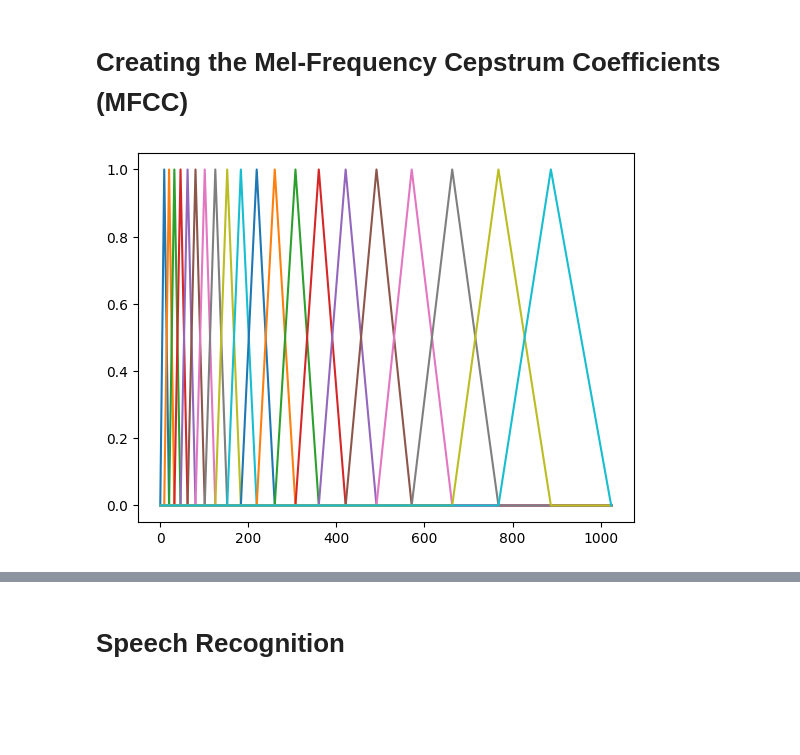
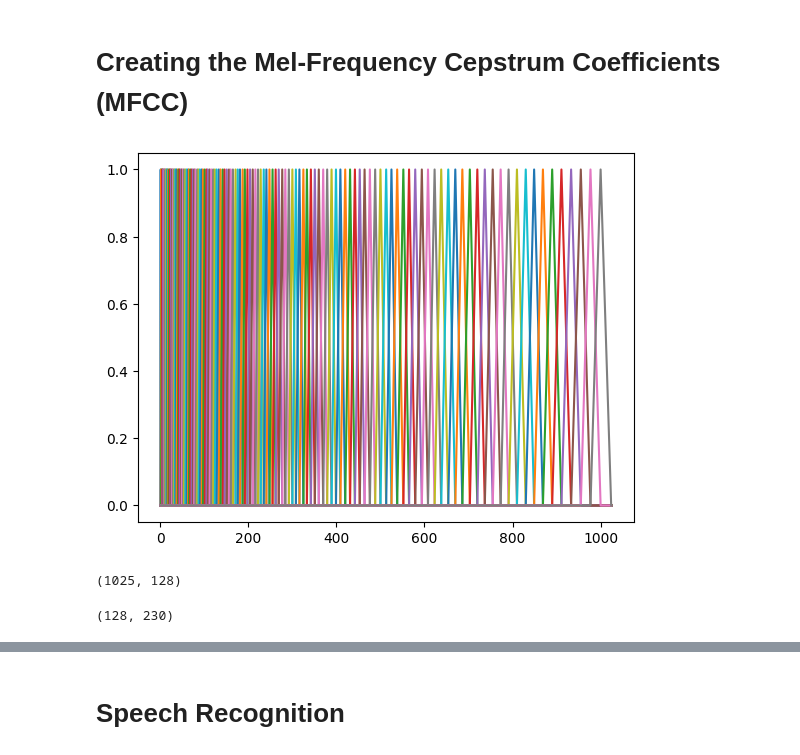
Before and after one commit to crystal-covas/speech-annotation-project, a Jupyter notebook: notebooks/spectrograms_notes.ipynb, the cells around one changed output, grey strips where cells are left out. Saved outputs shown, nothing was run; the diff lists cells and outputs as text; code cells hidden in the pictures; blank space fills up the shorter version.

```diff
--- a/notebooks/spectrograms_notes.ipynb
+++ b/notebooks/spectrograms_notes.ipynb
@@ -309,8 +309,17 @@ def mel_filterbank(n_filters,sample_rate,n_fft):
 
     return mel_filter_bank
 # %%
-mel_filter= mel_filterbank(20,22050,2048)
+mel_filter= mel_filterbank(128,22050,2048)
 plt.plot(mel_filter)
 plt.show()
 # %% [output]
-[figure, old version]
+[figure, new version]
+# %%
+mel_filter.shape
+# %% [output]
+(1025, 128)
+# %%
+product=np.dot(mel_filter.T,np.array(w_sgram).T)
+product.shape
+# %% [output]
+(128, 230)
```
Also changed, not shown: parts of 3 cells of this notebook.
